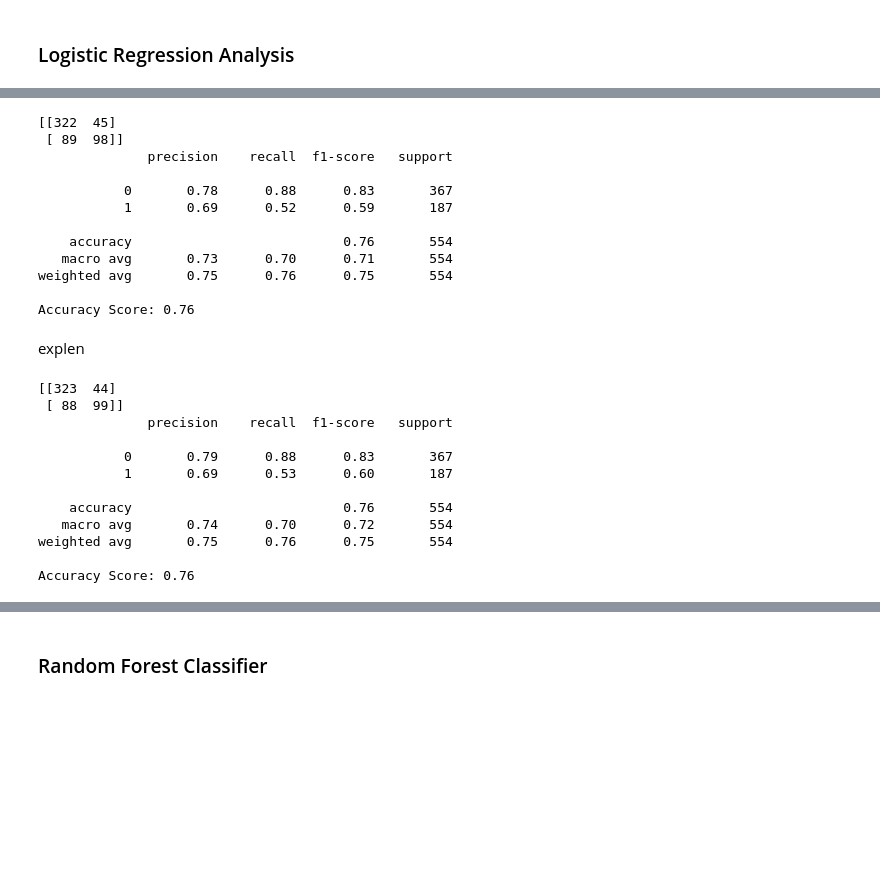
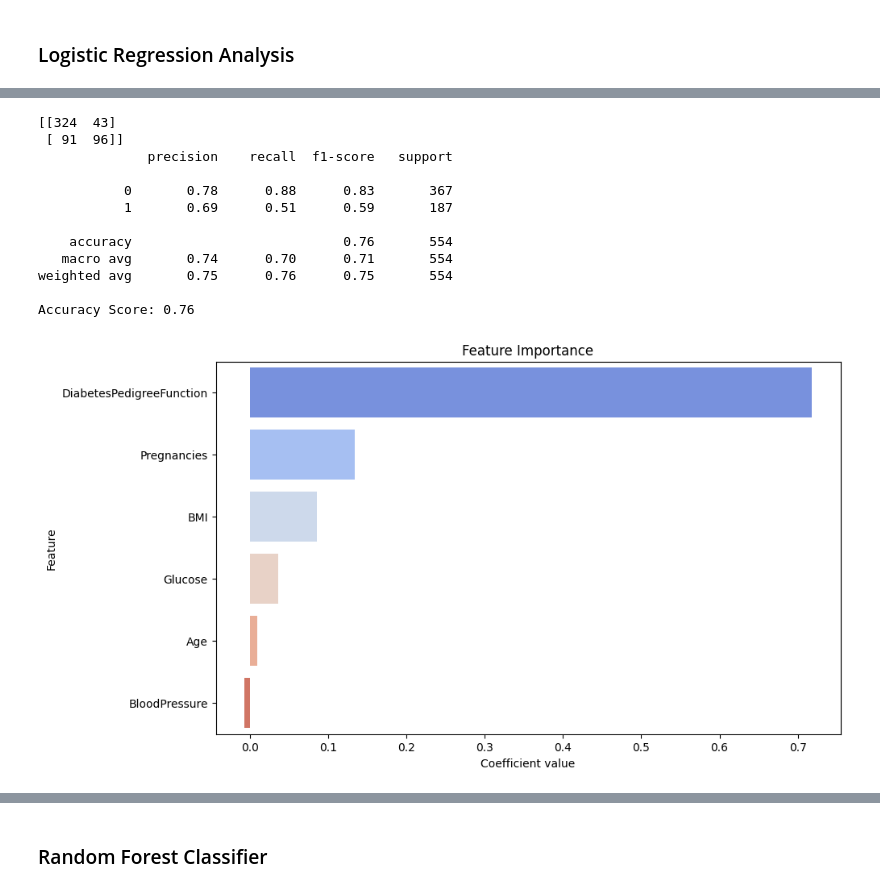
Before and after one commit to MattMW04/Data-Science-Assessment, a Jupyter notebook: Asessment-Data-Usage.ipynb, the cells around one changed output, grey strips where cells are left out. Drawn from its saved outputs; the diff is of its cells as text; code cells hidden in the pictures; blank space fills up the shorter version.

Commit message:
Finalised Model Creation with high scores. Need to reorganise Visualisation and Then finalise Writeup

```diff
--- a/Asessment-Data-Usage.ipynb
+++ b/Asessment-Data-Usage.ipynb
@@ -335,70 +261,62 @@ Overall Accuracy: 75.99%
-# %%
-
-
-X = dataset[['Glucose', 'BMI', 'BloodPressure']]
-y = dataset['Outcome']
-
-
-X_train, X_test, y_train, y_test = train_test_split(X, y, test_size=0.2, random_state=42)
-
-
-log_reg = LogisticRegression()
-log_reg.fit(X_train, y_train)
-
-# Make predictions
-y_pred = log_reg.predict(X_test)
-
-# Evaluate the model
-print(confusion_matrix(y_test, y_pred))
-print(classification_report(y_test, y_pred))
-#Accuracy Score
-accuracy = accuracy_score(y_test, y_pred)
-print(f'Accuracy Score: {accuracy:.2f}')
-# %% [output]
-[[322  45]
- [ 89  98]]
-              precision    recall  f1-score   support
-
-           0       0.78      0.88      0.83       367
-           1       0.69      0.52      0.59       187
-
-    accuracy                           0.76       554
-   macro avg       0.73      0.70      0.71       554
-weighted avg       0.75      0.76      0.75       554
-
-Accuracy Score: 0.76
-# %% [markdown]
-explen
 # %%
-X = dataset[['Glucose', 'BMI', 'BloodPressure', 'Age']]
+from sklearn.model_selection import train_test_split
+from sklearn.linear_model import LogisticRegression
+from sklearn.metrics import classification_report, confusion_matrix
+from sklearn.metrics import accuracy_score
+
+X = dataset[['Glucose', 'BMI', 'BloodPressure', 'Age', 'Pregnancies', 'DiabetesPedigreeFunction']]
 y = dataset['Outcome']
 
 
 X_train, X_test, y_train, y_test = train_test_split(X, y, test_size=0.2, random_state=42)
 
 
 log_reg = LogisticRegression()
 log_reg.fit(X_train, y_train)
 
 # Make predictions
 y_pred = log_reg.predict(X_test)
 
 # Evaluate the model
 print(confusion_matrix(y_test, y_pred))
 print(classification_report(y_test, y_pred))
+
 #Accuracy Score
 accuracy = accuracy_score(y_test, y_pred)
 print(f'Accuracy Score: {accuracy:.2f}')
+
+#get coefficients
+coefficients = log_reg.coef_[0]
+
+
+feature_importance = pd.DataFrame({
+    'Feature': X_train.columns,
+    'Coefficient': coefficients
+})
+# Calculate the absolute value of the coefficients for ranking
+feature_importance['Abs_Coefficient'] = feature_importance['Coefficient'].abs()
+
+# Sort the features by the absolute value of the coefficient
+feature_importance = feature_importance.sort_values('Abs_Coefficient', ascending=False)
+
+# plot the feature importance
+plt.figure(figsize=(10, 6))
+sns.barplot(x='Coefficient', y='Feature', data=feature_importance, palette='coolwarm', hue='Feature')
+plt.title('Feature Importance')
+plt.xlabel('Coefficient value')
+plt.ylabel('Feature')
+plt.show()
 # %% [output]
-[[323  44]
- [ 88  99]]
+[[324  43]
+ [ 91  96]]
               precision    recall  f1-score   support
 
-           0       0.79      0.88      0.83       367
-           1       0.69      0.53      0.60       187
+           0       0.78      0.88      0.83       367
+           1       0.69      0.51      0.59       187
 
     accuracy                           0.76       554
-   macro avg       0.74      0.70      0.72       554
+   macro avg       0.74      0.70      0.71       554
 weighted avg       0.75      0.76      0.75       554
 
 Accuracy Score: 0.76
+[figure, added]
```
Also changed, not shown: parts of 30 cells of this notebook, 1 other file.
